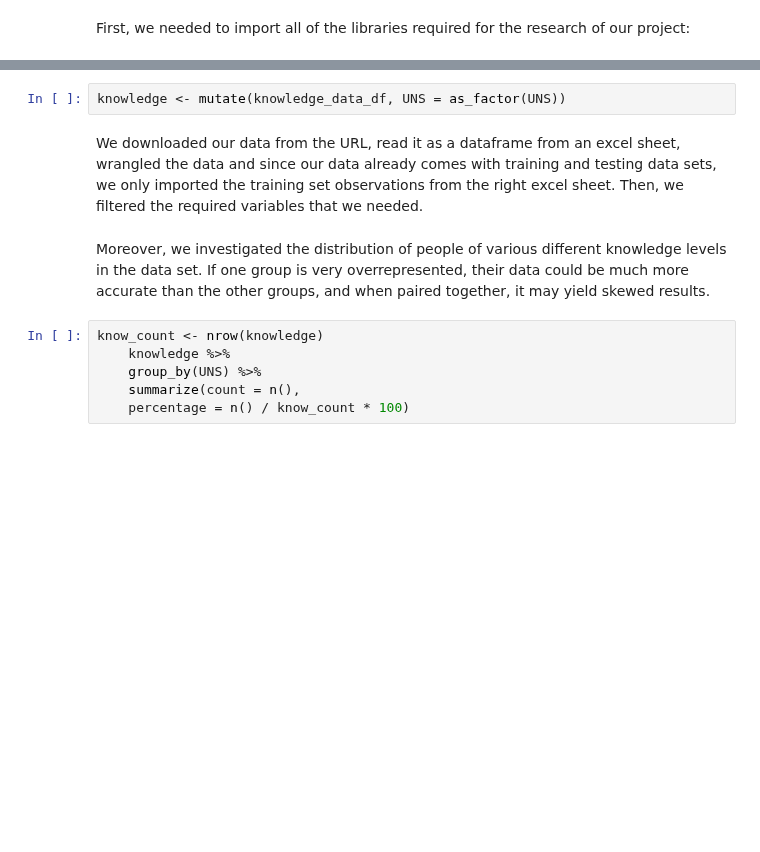
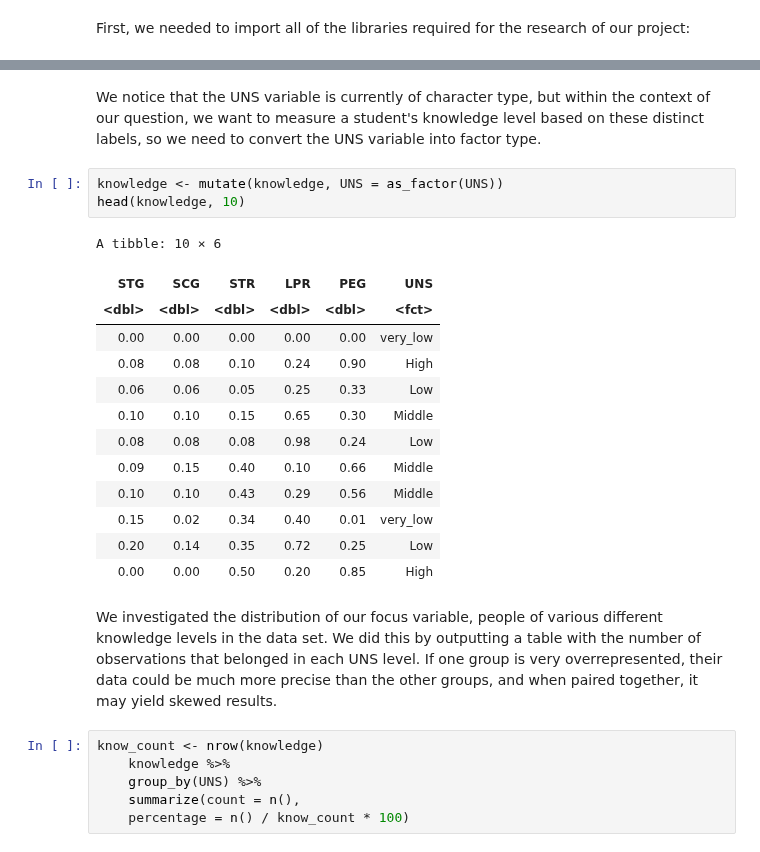
Before and after one commit to sanyad02/group-project-38, a Jupyter notebook: project.ipynb, the cells around one changed output, grey strips where cells are left out. Drawn from its saved outputs; the diff is of its cells as text; blank space fills up the shorter version.

```diff
--- a/project.ipynb
+++ b/project.ipynb
@@ -23,9 +67,24 @@ knowledge
+# %% [markdown]
+We notice that the UNS variable is currently of character type, but within the context of our question, we want to measure a student's knowledge level based on these distinct labels, so we need to convert the UNS variable into factor type.
 # %%
-knowledge <- mutate(knowledge_data_df, UNS = as_factor(UNS))
+knowledge <- mutate(knowledge, UNS = as_factor(UNS))
+head(knowledge, 10)
+# %% [output]
+A tibble: 10 × 6
+| STG | SCG | STR | LPR | PEG | UNS |
+| <dbl> | <dbl> | <dbl> | <dbl> | <dbl> | <fct> |
+| 0.00 | 0.00 | 0.00 | 0.00 | 0.00 | very_low |
+| 0.08 | 0.08 | 0.10 | 0.24 | 0.90 | High |
+| 0.06 | 0.06 | 0.05 | 0.25 | 0.33 | Low |
+| 0.10 | 0.10 | 0.15 | 0.65 | 0.30 | Middle |
+| 0.08 | 0.08 | 0.08 | 0.98 | 0.24 | Low |
+| 0.09 | 0.15 | 0.40 | 0.10 | 0.66 | Middle |
+| 0.10 | 0.10 | 0.43 | 0.29 | 0.56 | Middle |
+| 0.15 | 0.02 | 0.34 | 0.40 | 0.01 | very_low |
+| 0.20 | 0.14 | 0.35 | 0.72 | 0.25 | Low |
+| 0.00 | 0.00 | 0.50 | 0.20 | 0.85 | High |
-# %% [markdown]
-We downloaded our data from the URL, read it as a dataframe from an excel sheet, wrangled the data and since our data already comes with training and testing data sets, we only imported the training set observations from the right excel sheet. Then, we filtered the required variables that we needed.
 # %% [markdown]
-Moreover, we investigated the distribution of people of various different knowledge levels in the data set. If one group is very overrepresented, their data could be much more accurate than the other groups, and when paired together, it may yield skewed results.
+We investigated the distribution of our focus variable, people of various different knowledge levels in the data set. We did this by outputting a table with the number of observations that belonged in each UNS level. If one group is very overrepresented, their data could be much more precise than the other groups, and when paired together, it may yield skewed results.
 # %%
 know_count <- nrow(knowledge)
     knowledge %>%
```
Also changed, not shown: parts of 18 cells of this notebook.
